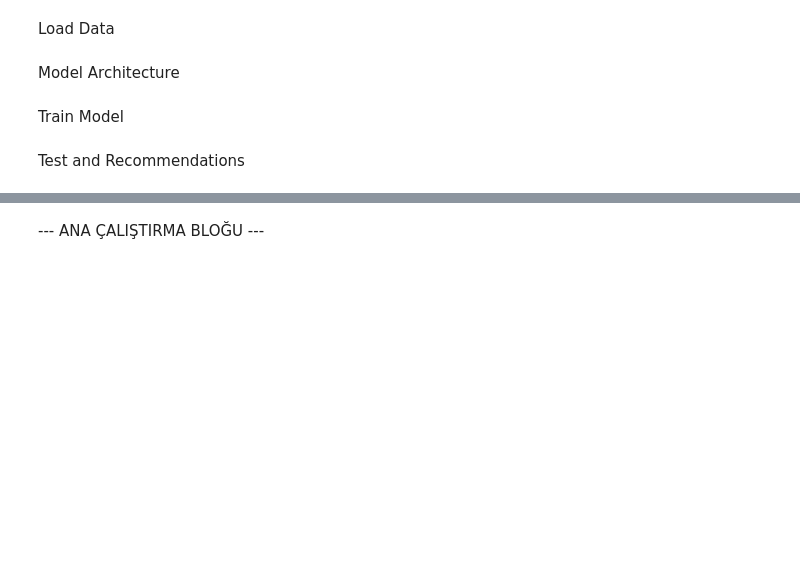
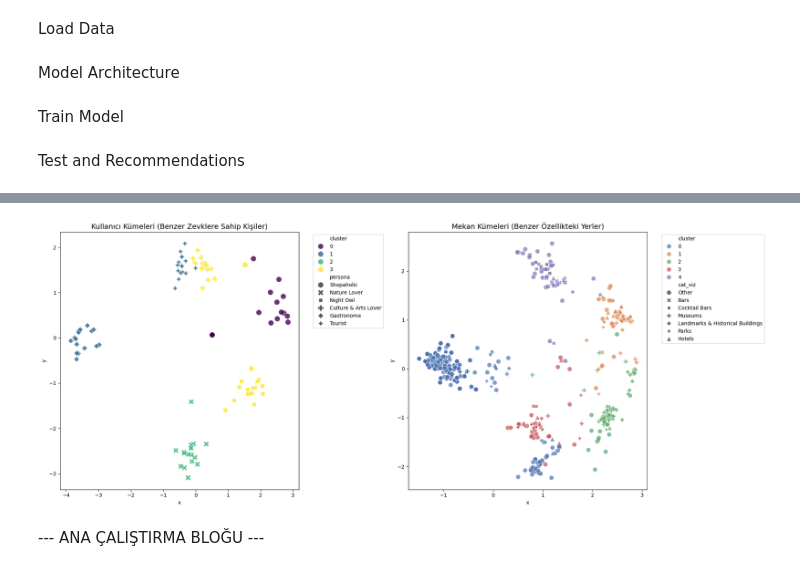
Before and after one commit to Bedo1190/Personalized_Smart_Trip_Planner, a Jupyter notebook: GNN.ipynb, the cells around one changed output, grey strips where cells are left out. Saved outputs shown, nothing was run; the diff lists cells and outputs as text; code cells hidden in the pictures; blank space fills up the shorter version.

Commit message:
clustering

```diff
--- a/GNN.ipynb
+++ b/GNN.ipynb
@@ -267,0 +306,87 @@ def get_recommendations_for_user(user_name_or_id, model, data, places_df, users_
+# %%
+from sklearn.cluster import KMeans
+from sklearn.decomposition import PCA
+import matplotlib.pyplot as plt
+import seaborn as sns
+import torch
+
+# Eğer kütüphaneler yoksa bu hücrenin başına !pip install scikit-learn seaborn ekleyebilirsin
+
+def visualize_clusters(model, data, places_df, users_df):
+    print("Analiz yapılıyor, lütfen bekleyin...")
+    model.eval()
+
+    # 1. Modelden Vektörleri (Embeddings) Çek
+    with torch.no_grad():
+        embeddings = model(data.x_dict, data.edge_index_dict)
+        user_emb = embeddings['user'].cpu().numpy()
+        place_emb = embeddings['place'].cpu().numpy()
+
+    # --- KULLANICI KÜMELEME (USER CLUSTERING) ---
+    # Kullanıcıları personalarına göre gruplamak istiyoruz (örn: 4 grup)
+    n_user_clusters = 4
+    kmeans_user = KMeans(n_clusters=n_user_clusters, random_state=42)
+    user_labels = kmeans_user.fit_predict(user_emb)
+
+    # Görselleştirme için 2 Boyuta İndirge (PCA)
+    pca_user = PCA(n_components=2)
+    user_emb_2d = pca_user.fit_transform(user_emb)
+
+    users_df['cluster'] = user_labels
+    users_df['x'] = user_emb_2d[:, 0]
+    users_df['y'] = user_emb_2d[:, 1]
+
+    # --- MEKAN KÜMELEME (PLACE CLUSTERING) ---
+    # Mekanları kategorilerine göre gruplamak istiyoruz (örn: 5 grup)
+    n_place_clusters = 5
+    kmeans_place = KMeans(n_clusters=n_place_clusters, random_state=42)
+    place_labels = kmeans_place.fit_predict(place_emb)
+
+    # Görselleştirme (PCA)
+    pca_place = PCA(n_components=2)
+    place_emb_2d = pca_place.fit_transform(place_emb)
+
+    places_df['cluster'] = place_labels
+    places_df['x'] = place_emb_2d[:, 0]
+    places_df['y'] = place_emb_2d[:, 1]
+
+    # --- GRAFİKLERİ ÇİZ ---
+    fig, axes = plt.subplots(1, 2, figsize=(20, 8))
+
+    # 1. Kullanıcı Grafiği
+    sns.scatterplot(
+        data=users_df, x='x', y='y', hue='cluster', style='persona',
+        palette='viridis', s=120, ax=axes[0], alpha=0.8
+    )
+    axes[0].set_title('Kullanıcı Kümeleri (Benzer Zevklere Sahip Kişiler)', fontsize=14)
+    axes[0].legend(bbox_to_anchor=(1.05, 1), loc='upper left')
+
+    # 2. Mekan Grafiği
+    # Görseli sadeleştirmek için sadece ana kategorileri gösterelim
+    places_df['simple_cat_viz'] = places_df['category'].apply(lambda x: str(x).split(',')[0].strip())
+    top_cats = places_df['simple_cat_viz'].value_counts().nlargest(6).index
+    places_df['cat_viz'] = places_df['simple_cat_viz'].apply(lambda x: x if x in top_cats else 'Other')
+
+    sns.scatterplot(
+        data=places_df, x='x', y='y', hue='cluster', style='cat_viz',
+        palette='deep', s=80, ax=axes[1], alpha=0.7
+    )
+    axes[1].set_title('Mekan Kümeleri (Benzer Özellikteki Yerler)', fontsize=14)
+    axes[1].legend(bbox_to_anchor=(1.05, 1), loc='upper left')
+
+    print("--- DETAYLI KÜME ANALİZİ ---")
+    # Kullanıcı kümelerinde hangi personalar toplanmış?
+    n_clusters = 4  # Kodda 4 küme belirlemiştik
+    for i in range(n_clusters):
+        print(f"\n🔵 KÜME {i} İÇİNDEKİLER:")
+        # Bu kümedeki en baskın 3 persona nedir?
+        counts = users_df[users_df['cluster'] == i]['persona'].value_counts()
+        print(counts)
+
+    plt.tight_layout()
+    plt.show()
+
+# Fonksiyonu çalıştır
+# Not: 'model', 'data', 'places_df', 'users_df' değişkenlerinin önceki hücrelerden gelmesi lazım.
+visualize_clusters(model, data, places_df, users_df)
+# %% [output]
@@ -268,3 +410,4 @@ def get_recommendations_for_user(user_name_or_id, model, data, places_df, users_
+[figure, added]
 # %% [markdown]
 --- ANA ÇALIŞTIRMA BLOĞU ---
 # %%
```
Also changed, not shown: parts of 4 cells of this notebook, 1 other file.
